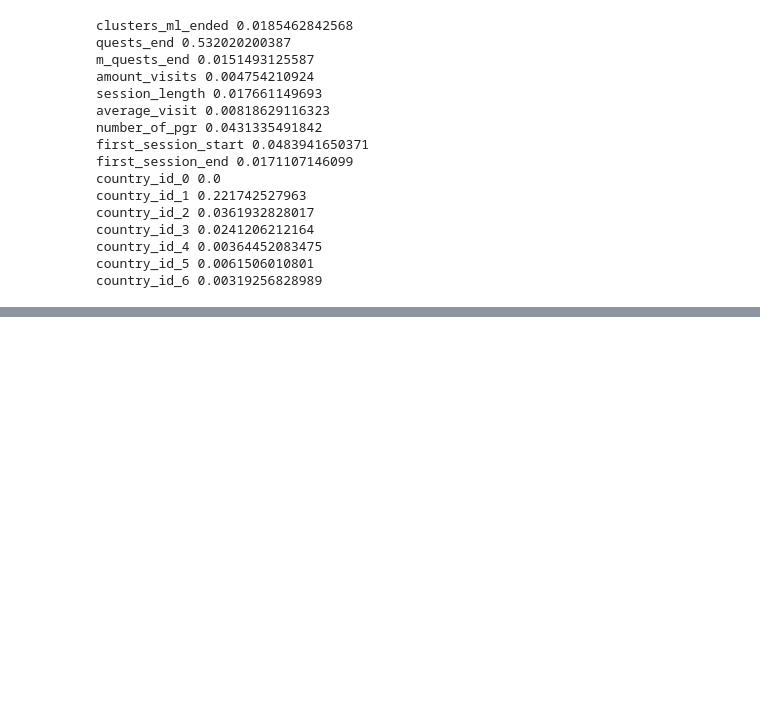
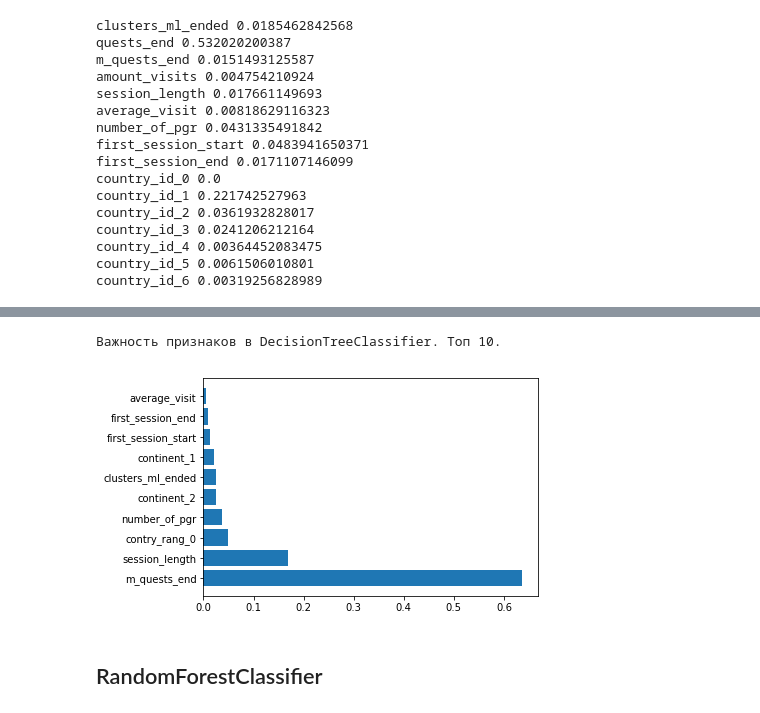
Before and after one commit to Smolev/practice2017, a Jupyter notebook: WG.ipynb, the cells around one changed output, grey strips where cells are left out. Saved outputs shown, nothing was run; the diff lists cells and outputs as text; code cells hidden in the pictures; blank space fills up the shorter version.

```diff
--- a/WG.ipynb
+++ b/WG.ipynb
@@ -689,0 +972,3 @@ country_id_6 0.00319256828989
+# %%
+tree_grid = GridSearchCV(DecisionTreeClassifier(), tree_params, cv=5, scoring='f1_macro', verbose = True)
+tree_grid.fit(X_train, y_train)
@@ -689,0 +979,6 @@ country_id_6 0.00319256828989
+# %%
+DTC = DecisionTreeClassifier(class_weight = {0: 0.2, 1: 1}, max_depth = 6, max_features = 11)
+DTC.fit(X_train, y_train)
+print('DecisionTreeClassifier, обычные данные.')
+print(metrics.classification_report(y_test, DTC.predict(X_test), target_names = ['Не заплатит', 'Заплатит']))
+print(metrics.confusion_matrix(y_test, DTC.predict(X_test)).T)
@@ -689,0 +996,20 @@ country_id_6 0.00319256828989
+# %%
+feature_importances = []
+for name, importance in zip(fd_ios.columns, DTC.feature_importances_):
+    feature_importances.append([name, importance])
+# %%
+feature_importances.sort(key = lambda x: -x[1])
+feature_importances = pd.DataFrame(feature_importances, columns = ['feature', 'importance'])
+# %%
+print('Важность признаков в DecisionTreeClassifier. Топ 10.')
+import matplotlib.pyplot as plt
+%matplotlib inline
+plt.figure()
+plt.barh(range(10), feature_importances.importance[0:10])
+plt.yticks(range(10), feature_importances.feature[0:10])
+plt.show()
+# %% [output]
+Важность признаков в DecisionTreeClassifier. Топ 10.
+[figure, added]
+# %% [markdown]
+## RandomForestClassifier
```
Also changed, not shown: parts of 82 cells of this notebook.
